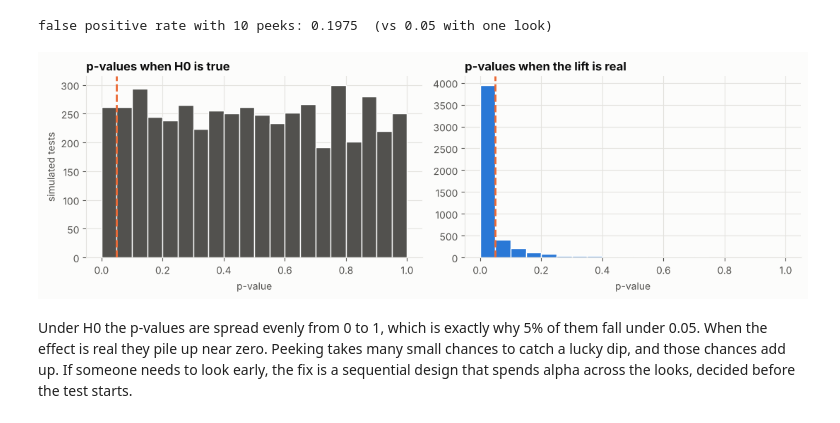
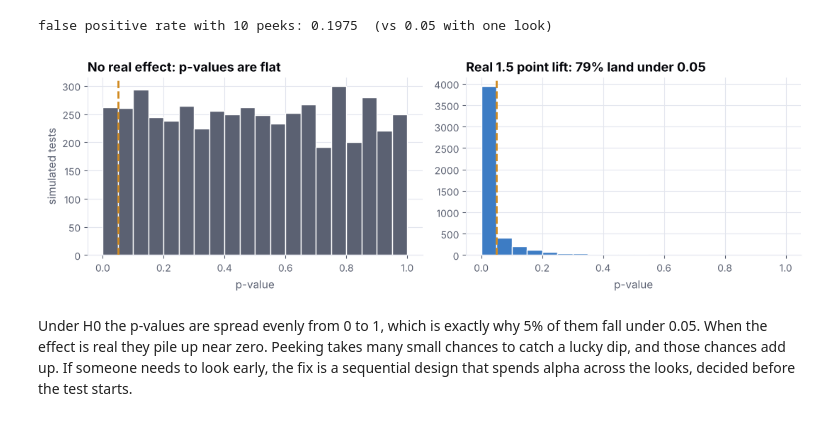
Before and after one commit to Mayank-thite/statistics-and-modeling, a Jupyter notebook: notebooks/03_hypothesis_testing.ipynb, the cells around one changed output. Cells and saved outputs as stored; diff of their text form; code cells hidden in the pictures.

```diff
--- a/notebooks/03_hypothesis_testing.ipynb
+++ b/notebooks/03_hypothesis_testing.ipynb
@@ -82,0 +80,11 @@ Total rentals barely move, but the mix might. Casual (non-member) riders look li
+# %%
+print(f"lag-1 autocorrelation of daily rentals: {day['cnt'].autocorr(1):.3f}")
+rows = []
+for s in ["winter", "spring", "summer", "fall"]:
+    w = day.loc[(day["season_name"] == s) & (day["workingday"] == 1), "cnt"]
+    o = day.loc[(day["season_name"] == s) & (day["workingday"] == 0), "cnt"]
+    rows.append({"season": s, "n_working": len(w), "n_off": len(o), "difference": w.mean() - o.mean(),
+                 "welch_p": stats.ttest_ind(w, o, equal_var=False).pvalue})
+within = pd.DataFrame(rows).set_index("season")
+within["p_bonferroni"] = multipletests(within["welch_p"], method="bonferroni")[1]
+within.round(3)
@@ -340,15 +369,15 @@ false positive rate with 10 peeks: 0.1975  (vs 0.05 with one look)
 # %%
 fig, axes = plt.subplots(1, 2, figsize=(11, 3.6))
 bins = np.linspace(0, 1, 21)
 axes[0].hist(p_null, bins=bins, color=INK_2, edgecolor="white")
 axes[0].axvline(ALPHA, color=PALETTE[1], linestyle="--")
-axes[0].set(title="p-values when H0 is true", xlabel="p-value", ylabel="simulated tests")
+axes[0].set(title="No real effect: p-values are flat", xlabel="p-value", ylabel="simulated tests")
 axes[1].hist(p_alt, bins=bins, color=PALETTE[0], edgecolor="white")
 axes[1].axvline(ALPHA, color=PALETTE[1], linestyle="--")
-axes[1].set(title="p-values when the lift is real", xlabel="p-value")
+axes[1].set(title=f"Real 1.5 point lift: {(p_alt < ALPHA).mean():.0%} land under 0.05", xlabel="p-value")
 fig.tight_layout()
 save(fig, "ab_test_pvalues.png");
 # %% [output]
-[figure, old version]
+[figure, new version]
 # %% [markdown]
 Under H0 the p-values are spread evenly from 0 to 1, which is exactly why 5% of them fall under 0.05. When the effect is real they pile up near zero. Peeking takes many small chances to catch a lucky dip, and those chances add up. If someone needs to look early, the fix is a sequential design that spends alpha across the looks, decided before the test starts.
```
Also changed, not shown: parts of 12 cells of this notebook, 3 other files.
